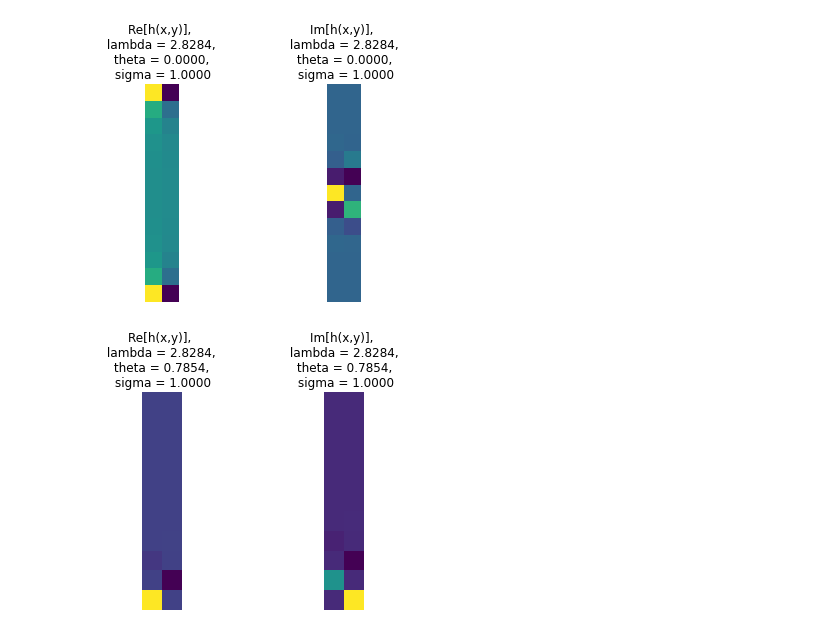
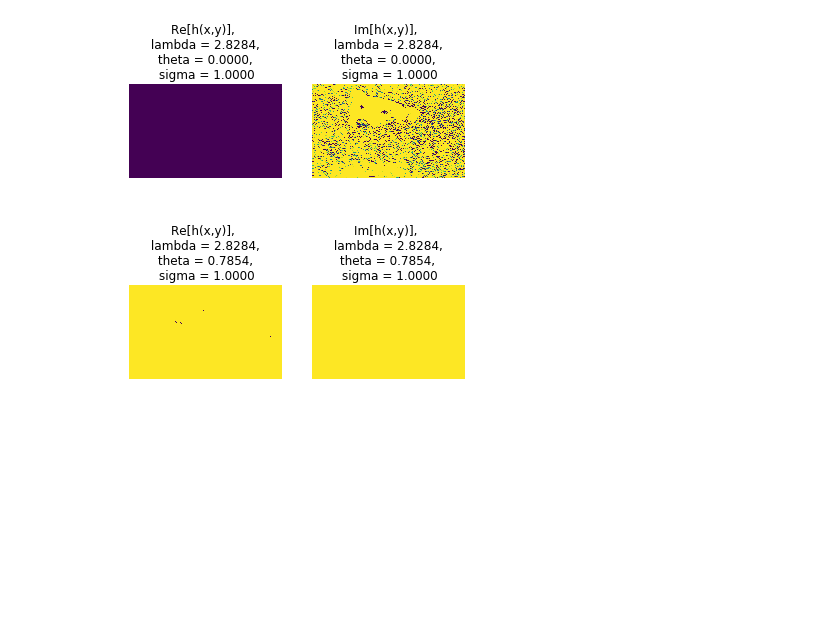
Before and after one commit to ligia26/cv_lab2, a Jupyter notebook: code/Gabor Segmentation/Untitled.ipynb, the cells around one changed output. Saved outputs shown, nothing was run; the diff lists cells and outputs as text; code cells hidden in the pictures; blank space fills up the shorter version.

Commit message:
push gabor segmentation

```diff
--- a/code/Gabor Segmentation/Untitled.ipynb
+++ b/code/Gabor Segmentation/Untitled.ipynb
@@ -357,7 +282,6 @@ def  gauss2D(sigma_x,sigma_y,kernel_size):
 	G = np.outer(X,Y)
 	return G
 # %%
-
 # Filter images using Gabor filter bank using quadrature pairs (real and imaginary parts)
 # You will now filter the input image with each complex Gabor filter in
 # gaborFilterBank structure and store the output in the cell called
@@ -370,105 +294,34 @@ def  gauss2D(sigma_x,sigma_y,kernel_size):
 #            with the input image. Check the options for padding. Find
 #            the one that works well. You might want to
 #            explain what works better and why shortly in the report.
 featureMaps = []
 
 for gaborFilter in gaborFilterBank:
     #print(gaborFilter)
     # gaborFilter["filterPairs"] has two elements. One is related to the real part
     # of the Gabor Filter and the other one is the imagineray part.
-    real_out = gaborFilter["filterPairs"][:,0]  # \\TODO: filter the grayscale input with real part of the Gabor
-    imag_out = gaborFilter["filterPairs"][1,:]  # \\TODO: filter the grayscale input with imaginary part of the Gabor
+    real_out = cv2.filter2D(img, -1, gaborFilter["filterPairs"][:,0])  # \\TODO: filter the grayscale input with real part of the Gabor
+    imag_out = cv2.filter2D(img, -1, gaborFilter["filterPairs"][1,:])  # \\TODO: filter the grayscale input with imaginary part of the Gabor
     #print(real_out)
     #print(imag_out)
     featureMaps.append(np.stack((real_out, imag_out), 2))
 
     # Visualize the filter responses if you wish.
     if visFlag:
         fig = plt.figure()
 
         ax = fig.add_subplot(1, 2, 1)
         ax.imshow(real_out)    # Real
         title = "Re[h(x,y)], \n lambda = {0:.4f}, \n theta = {1:.4f}, \n sigma = {2:.4f}".format(gaborFilter["lmbda"], gaborFilter["theta"], gaborFilter["sigma"])
         ax.set_title(title)
         ax.axis("off")
 
         ax = fig.add_subplot(1, 2, 2)
         ax.imshow(imag_out)    # Real
         title = "Im[h(x,y)], \n lambda = {0:.4f}, \n theta = {1:.4f}, \n sigma = {2:.4f}".format(gaborFilter["lmbda"], gaborFilter["theta"], gaborFilter["sigma"])
         ax.set_title(title)
         ax.axis("off")
         plt.show()
-
-# Compute the magnitude
-# Now, you will compute the magnitude of the output responses.
-# \\ Hint: (real_part^2 + imaginary_part^2)^(1/2) \\
-featureMags = []
-for i, fm in enumerate(featureMaps):
-    real_part = fm[...,0]
-    imag_part = fm[...,1]
-    mag =  (real_part**2+imag_part**2)**(1/2) # \\TODO: Compute the magnitude here
-    featureMags.append(mag)
-
-    # Visualize the magnitude response if you wish.
-    if visFlag:
-        fig = plt.figure()
-
-        ax = fig.add_subplot(1, 1, 1)
-        ax.imshow(mag.astype(np.uint8))    # visualize magnitude
-        title = "Re[h(x,y)], \n lambda = {0:.4f}, \n theta = {1:.4f}, \n sigma = {2:.4f}".format(gaborFilterBank[i]["lmbda"],
-                                                                                                 gaborFilterBank[i]["theta"],
-                                                                                                 gaborFilterBank[i]["sigma"])
-        ax.set_title(title)
-        ax.axis("off")
-
-# Prepare and Preprocess features
-# You can think of each filter response as a sort of feature representation
-# for the pixels. Now that you have numFilters = |gaborFilterBank| filters,
-# we can represent each pixel by this many features.
-# \\ Q: What kind of features do you think gabor filters might correspond to?
-
-# You will now implement a smoothing operation over the magnitude images in
-# featureMags.
-# \\ Hint: For each i in [1, length(featureMags)], smooth featureMags{i}
-#          using an appropriate first order Gaussian kernel.
-# \\ Hint: cv2 filter2D function is helpful here.
-features = np.zeros(shape=(numRows, numCols, len(featureMags)))
-if smoothingFlag:
-    # \\TODO:
-    for i in [1,len(featureMags)-1]:
-        #print(featureMags[i])
-        smoothed = gauss2D(gaborFilterBank[i]["sigma"],gaborFilterBank[i]["sigma"],5)
-
-        features[:,:,i] = smoothed
-        # i)  filter the magnitude response with appropriate Gaussian kernels
-        # ii) insert the smoothed image into features[:,:,j]
-    #END_FOR
-else:
-    # Don't smooth but just insert magnitude images into the matrix
-    # called features.
-    for i, fmag in enumerate(featureMags):
-        features[:,:,i] = fmag
-
-
-# Reshape the filter outputs (i.e. tensor called features) of size
-# [numRows, numCols, numFilters] into a matrix of size [numRows*numCols, numFilters]
-# This will constitute our data matrix which represents each pixel in the
-# input image with numFilters features.
-features = np.reshape(features, newshape=(numRows * numCols, -1))
-
-
-# Standardize features.
-# \\ Hint: see http://ufldl.stanford.edu/wiki/index.php/Data_Preprocessing for more information.
-
-features = None  # \\ TODO: i)  Implement standardization on matrix called features.
-                 #          ii) Return the standardized data matrix.
-
-
-# (Optional) Visualize the saliency map using the first principal component
-# of the features matrix. It will be useful to diagnose possible problems
-# with the pipeline and filterbank.
-
-#
 # %% [output]
-[figure, old version]
+[figure, new version]
-[figure, old version]
+[figure, new version]
```
Also changed, not shown: parts of 14 cells of this notebook, 1 other file.
